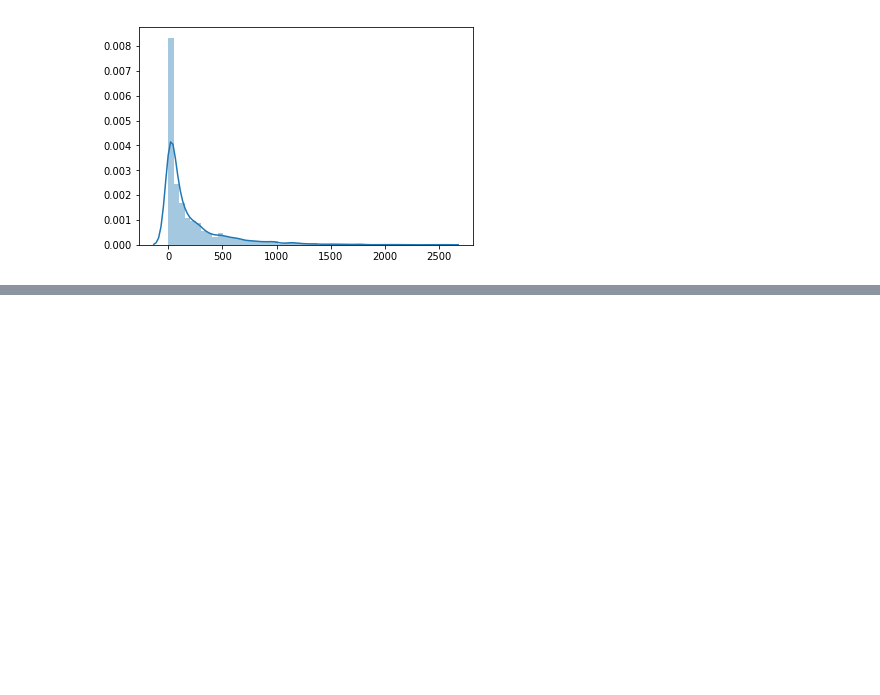
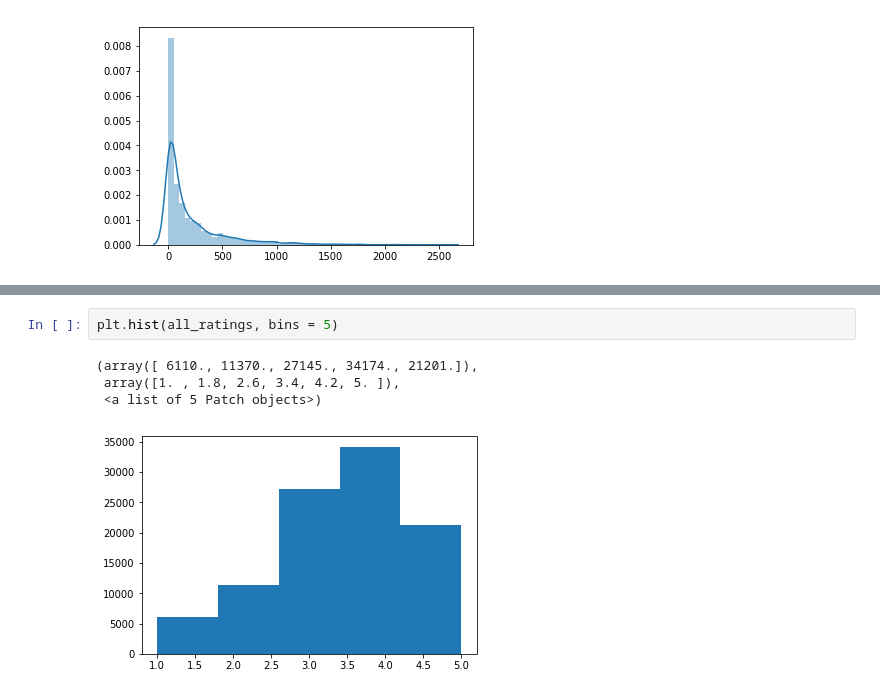
Before and after one commit to pamela-zhang/Miniproject-2-MovieLens-Visualization, a Jupyter notebook: Basic.ipynb, the cells around one changed output, grey strips where cells are left out. Cells and saved outputs as stored; diff of their text form; blank space fills up the shorter version.

```diff
--- a/Basic.ipynb
+++ b/Basic.ipynb
@@ -41,0 +52,7 @@ sns.distplot(movie_ratings[:,0])
+# %%
+plt.hist(all_ratings, bins = 5)
+# %% [output]
+(array([ 6110., 11370., 27145., 34174., 21201.]),
+ array([1. , 1.8, 2.6, 3.4, 4.2, 5. ]),
+ <a list of 5 Patch objects>)
+[figure, added]
```
Also changed, not shown: parts of 6 cells of this notebook.
